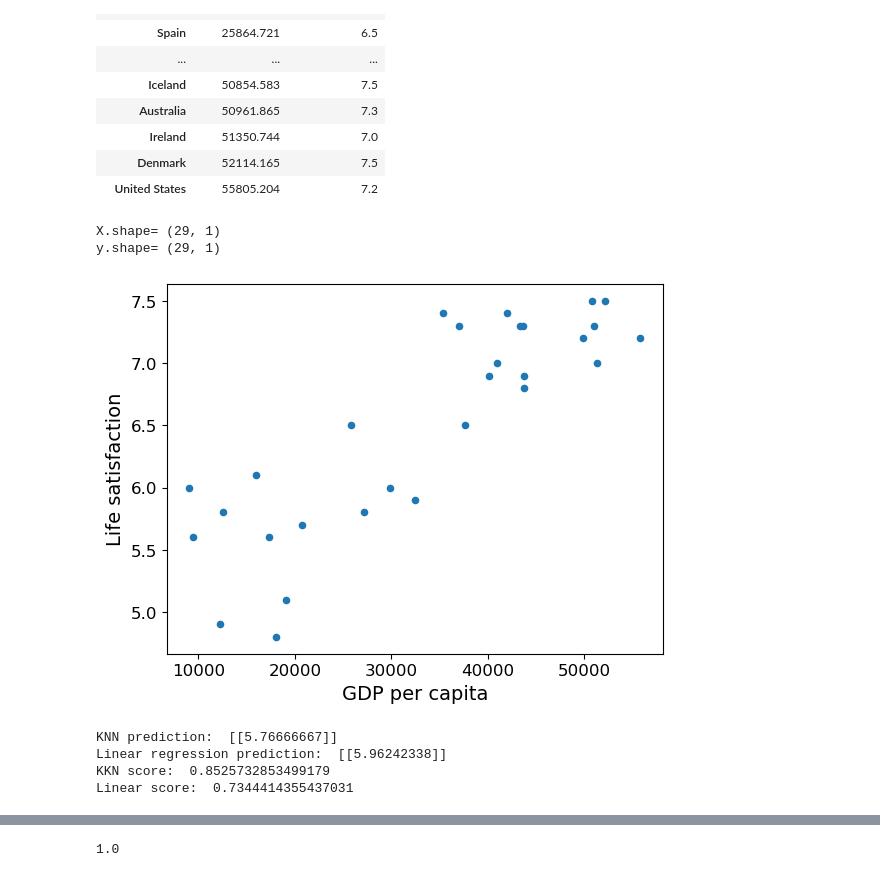
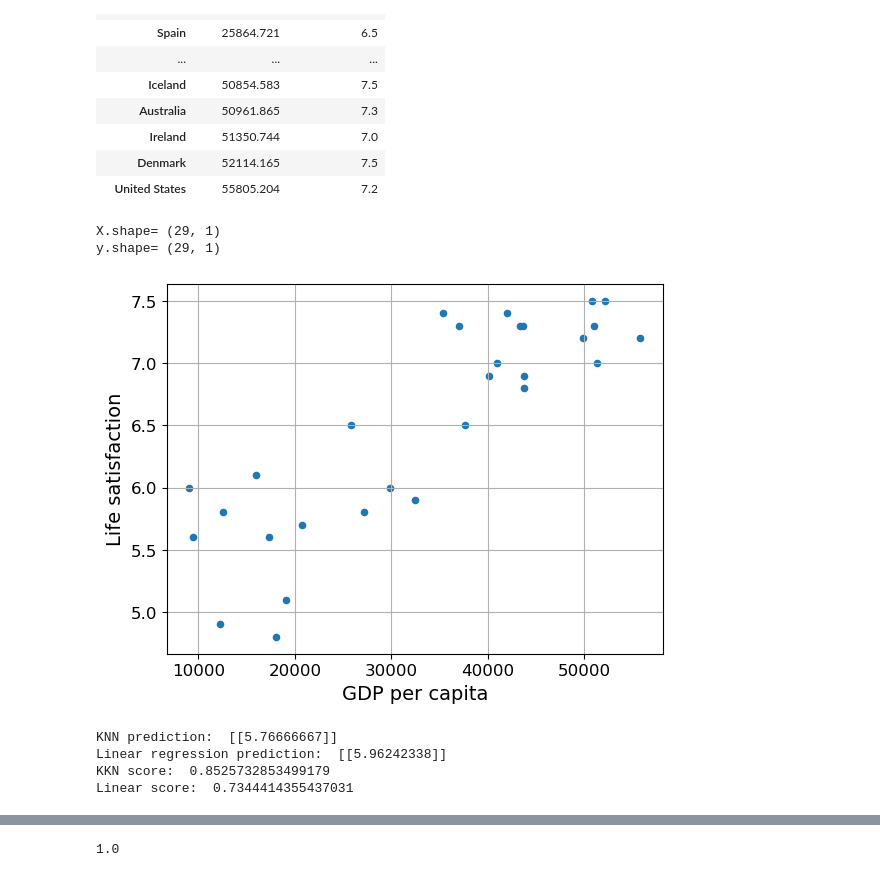
Before and after one commit to kaaecreme/6-Semester, a Jupyter notebook: MAL/L01/intro_assignment.ipynb, the cells around one changed output, grey strips where cells are left out. Saved outputs shown, nothing was run; the diff lists cells and outputs as text; code cells hidden in the pictures.

```diff
--- a/MAL/L01/intro_assignment.ipynb
+++ b/MAL/L01/intro_assignment.ipynb
@@ -284,31 +286,36 @@ country_stats
 # %%
 from sklearn.neighbors import KNeighborsRegressor
 
 # Prepare the data
 X = np.c_[country_stats["GDP per capita"]]
 y = np.c_[country_stats["Life satisfaction"]]
 
 print("X.shape=",X.shape)
 print("y.shape=",y.shape)
 
 # Visualize the data
 country_stats.plot(kind='scatter', x="GDP per capita", y='Life satisfaction')
+plt.grid(True)
 plt.show()
 
 # Select and train a model
 knn = KNeighborsRegressor(n_neighbors=3)
+
 # Train the new model
 knn.fit(X, y)
 
+
+# Predictions for Cyprus
 print("KNN prediction: ", knn.predict(X_new))
 print("Linear regression prediction: ", lin1.predict(X_new))
 
+# Evaluating the models
 print("KKN score: ", knn.score(X, y))
 print("Linear score: ", lin1.score(X, y))
 # %% [output]
 X.shape= (29, 1)
 y.shape= (29, 1)
-[figure, old version]
+[figure, new version]
 KNN prediction:  [[5.76666667]]
 Linear regression prediction:  [[5.96242338]]
 KKN score:  0.8525732853499179
```
Also changed, not shown: parts of 8 cells of this notebook.
